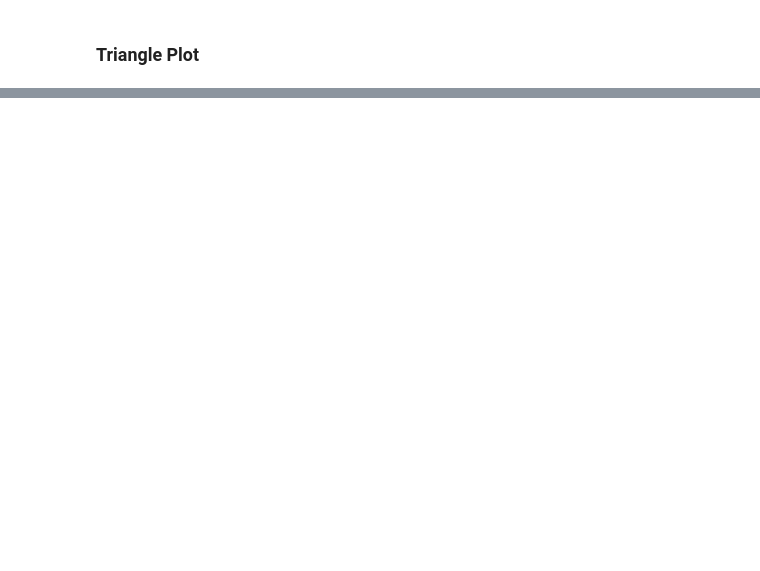
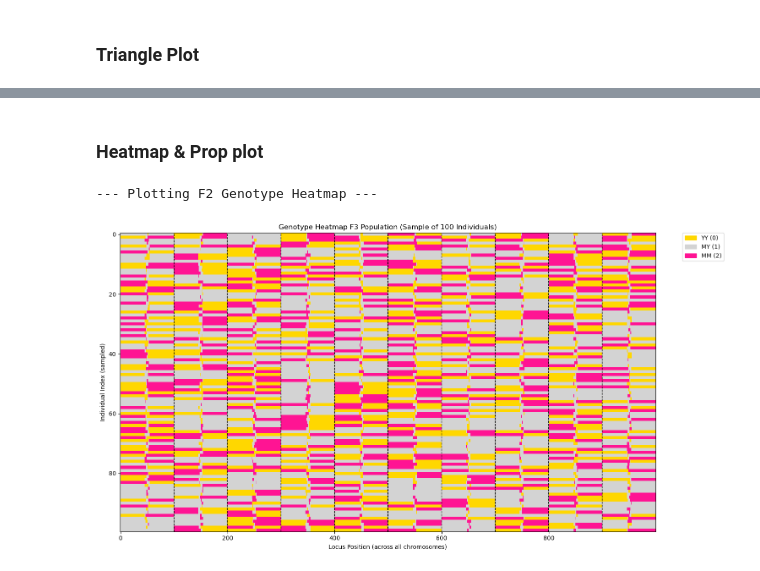
Before and after one commit to sophiagray2001/hybrid_sim_project, a Jupyter notebook: Hybrid_sim_v6.ipynb, the cells around one changed output, grey strips where cells are left out. Drawn from its saved outputs; the diff is of its cells as text; code cells hidden in the pictures; blank space fills up the shorter version.

```diff
--- a/Hybrid_sim_v6.ipynb
+++ b/Hybrid_sim_v6.ipynb
@@ -644,0 +749,15 @@ print("F2 Chromosome Genotype:", f2_chromosome)
+# %%
+# --- 1. Generate F3 Numeric Genotypes (if not already done) ---
+# This step is crucial for the heatmap and proportion plots.
+f3_genotype_numeric_all = []
+for individual in f3_population:
+    # Get all alleles from all diploid pairs for the individual
+    individual_alleles = []
+    for diploid_pair in individual.diploid_chromosome_pairs:
+        # Sum of 'M' alleles at each locus across the two chromatids
+        # 'M' + 'M' = 2, 'M' + 'Y' = 1, 'Y' + 'Y' = 0
+        for i in range(chromosome_length):
+            allele1_val = 1 if diploid_pair.chromatid1.alleles[i] == MAGENTA else 0
+            allele2_val = 1 if diploid_pair.chromatid2.alleles[i] == MAGENTA else 0
+            individual_alleles.append(allele1_val + allele2_val)
+    f3_genotype_numeric_all.append(individual_alleles)
@@ -733,0 +844,2 @@ plt.show()
+# %% [markdown]
+### Heatmap & Prop plot
@@ -733,0 +899,7 @@ plt.show()
+# %%
+# Plot F2 Genotype Heatmap
+print("\n--- Plotting F2 Genotype Heatmap ---")
+plot_genotype_heatmap(f2_genotype_numeric_all, 100, chromosome_length, NUM_CHROMOSOMES_F2, "F3 Population")
+# %% [output]
+--- Plotting F2 Genotype Heatmap ---
+[figure, added]
```
Also changed, not shown: parts of 72 cells of this notebook.
